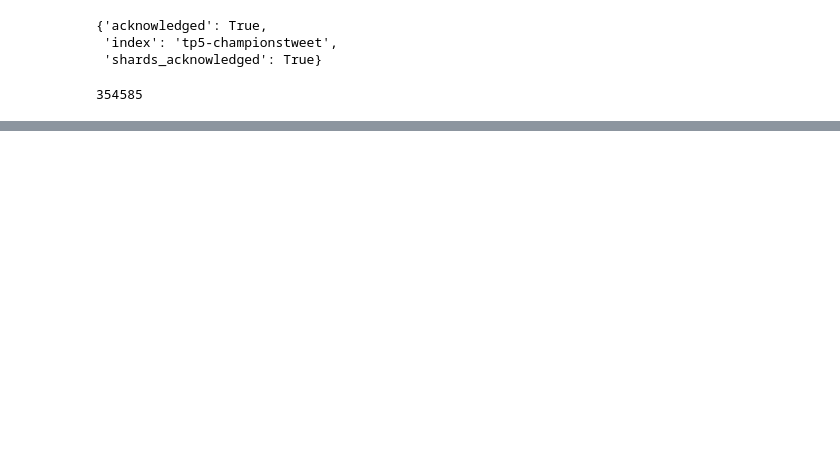
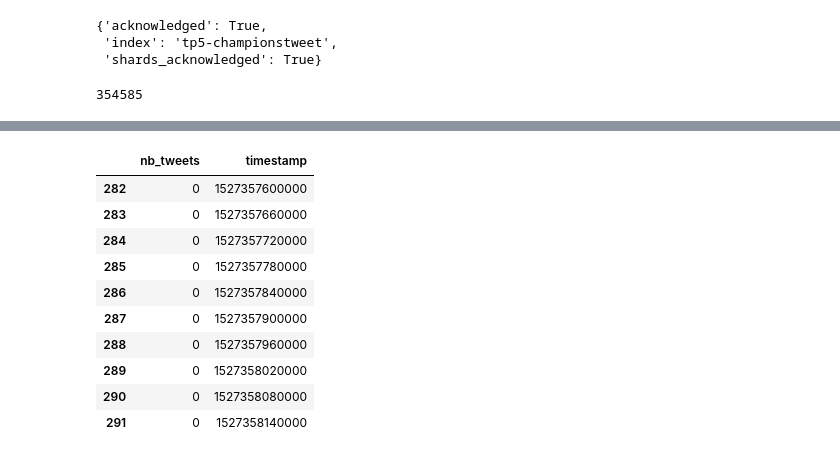
Before and after one commit to matthieuvernier/INFO268, a Jupyter notebook: TP5/TP5- Análisis de tweets durante evento social.ipynb, the cells around one changed output, grey strips where cells are left out. Cells and saved outputs as stored; diff of their text form; code cells hidden in the pictures; blank space fills up the shorter version.

```diff
--- a/TP5/TP5- Análisis de tweets durante evento social.ipynb
+++ b/TP5/TP5- Análisis de tweets durante evento social.ipynb
@@ -79,0 +110,15 @@ TWEET:RT @ActuFoot_: Liverpool pousse dans ce début de match et ne quitte pas l
+# %%
+df_tweetsByMinutes_filtered = df_tweetsByMinutes.drop(df_tweetsByMinutes[df_tweetsByMinutes.timestamp < 1527357600000 ].index)
+df_tweetsByMinutes_filtered[:10]
+# %% [output]
+|  | nb_tweets | timestamp |
+| 282 | 0 | 1527357600000 |
+| 283 | 0 | 1527357660000 |
+| 284 | 0 | 1527357720000 |
+| 285 | 0 | 1527357780000 |
+| 286 | 0 | 1527357840000 |
+| 287 | 0 | 1527357900000 |
+| 288 | 0 | 1527357960000 |
+| 289 | 0 | 1527358020000 |
+| 290 | 0 | 1527358080000 |
+| 291 | 0 | 1527358140000 |
```
Also changed, not shown: parts of 7 cells of this notebook.
